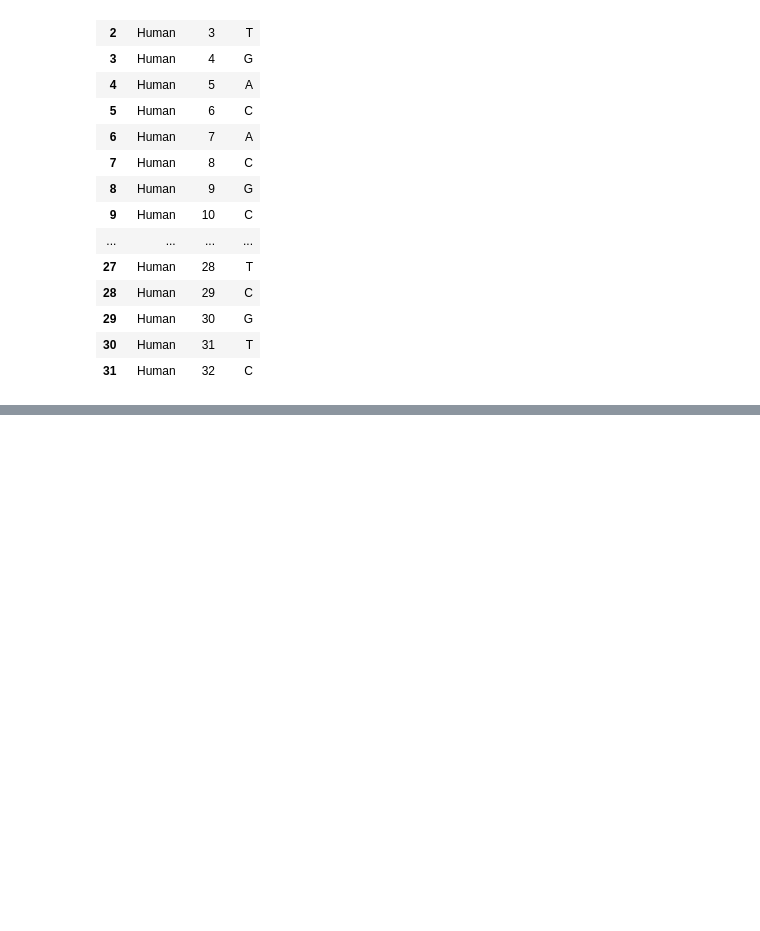
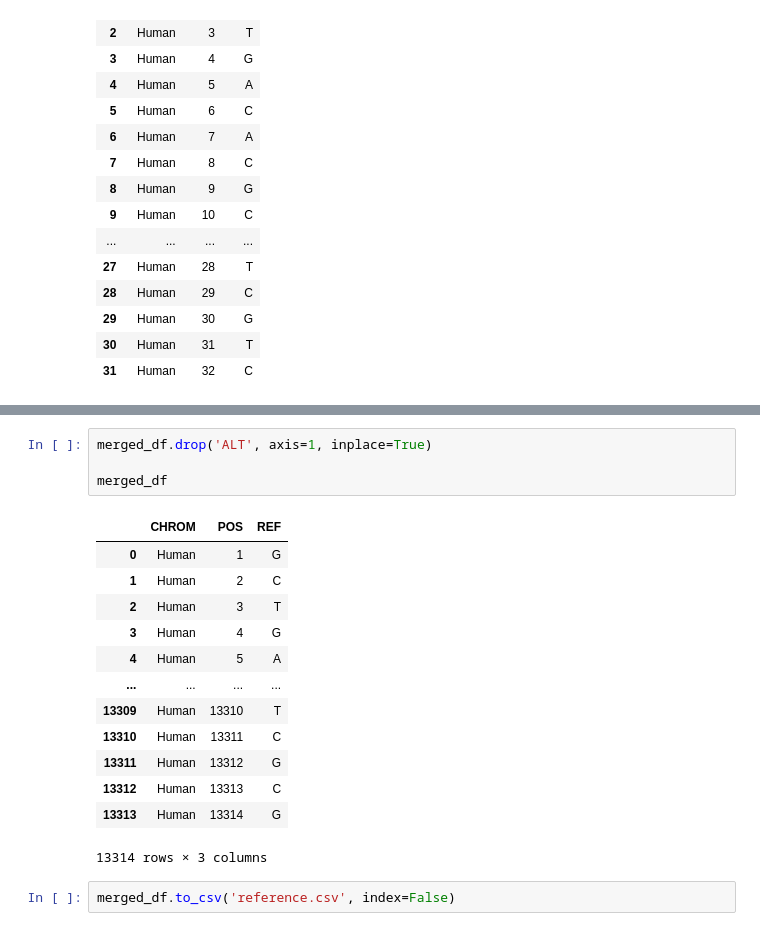
Before and after one commit to chowfi/Human-rDNA, a Jupyter notebook: Reference_Genome.ipynb, the cells around one changed output, grey strips where cells are left out. Drawn from its saved outputs; the diff is of its cells as text; blank space fills up the shorter version.

Commit message:
Update Reference_Genome Notebook

```diff
--- a/Reference_Genome.ipynb
+++ b/Reference_Genome.ipynb
@@ -157,0 +202,20 @@ mpileup_df.head(32)
+# %%
+merged_df.drop('ALT', axis=1, inplace=True)
+
+merged_df
+# %% [output]
+|  | CHROM | POS | REF |
+| 0 | Human | 1 | G |
+| 1 | Human | 2 | C |
+| 2 | Human | 3 | T |
+| 3 | Human | 4 | G |
+| 4 | Human | 5 | A |
+| ... | ... | ... | ... |
+| 13309 | Human | 13310 | T |
+| 13310 | Human | 13311 | C |
+| 13311 | Human | 13312 | G |
+| 13312 | Human | 13313 | C |
+| 13313 | Human | 13314 | G |
+13314 rows × 3 columns
+# %%
+merged_df.to_csv('reference.csv', index=False)
```
Also changed, not shown: parts of 2 cells of this notebook.
